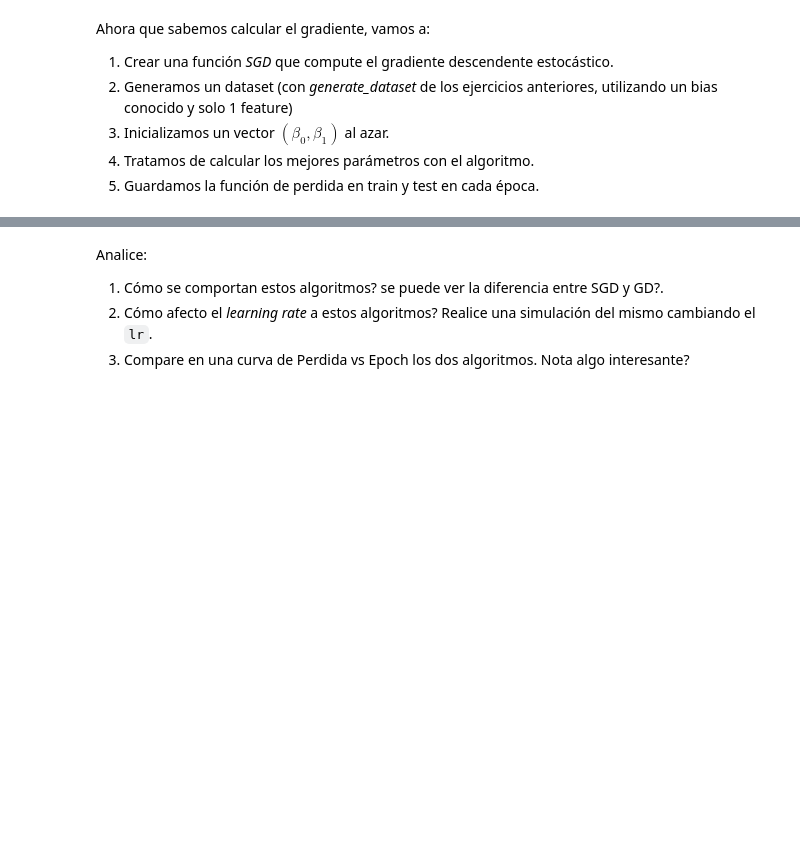
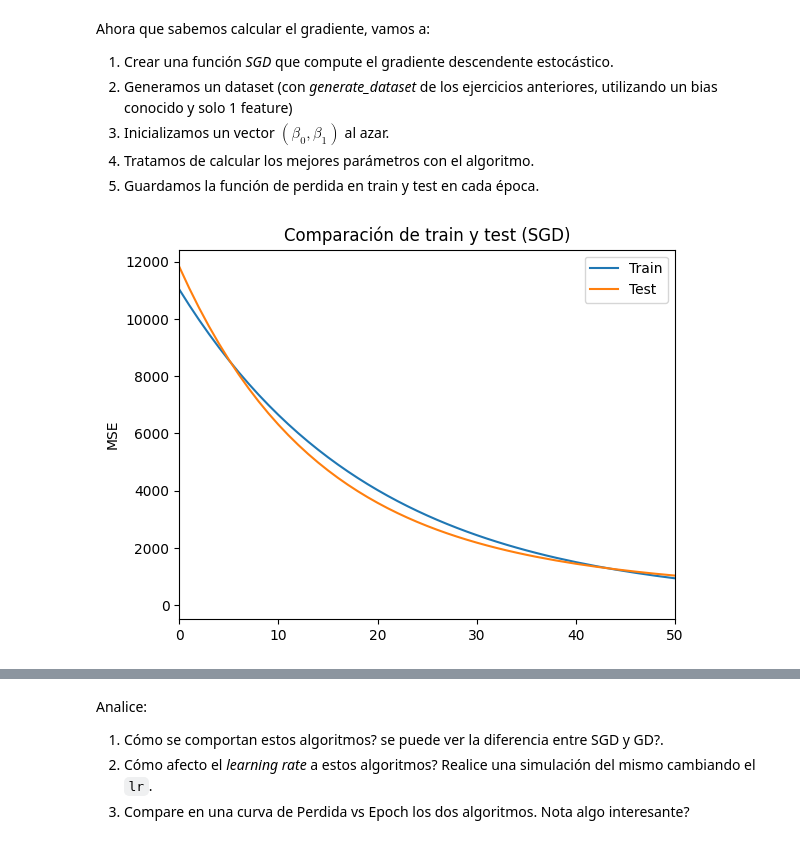
Before and after one commit to nseverini/intro_ia, a Jupyter notebook: tp_integrador_enunciado/tpi_parte2.ipynb, the cells around one changed output, grey strips where cells are left out. Saved outputs shown, nothing was run; the diff lists cells and outputs as text; code cells hidden in the pictures; blank space fills up the shorter version.

```diff
--- a/tp_integrador_enunciado/tpi_parte2.ipynb
+++ b/tp_integrador_enunciado/tpi_parte2.ipynb
@@ -593,0 +674,23 @@ Ahora que sabemos calcular el gradiente, vamos a:
+# %%
+data = generate_dataset(n_samples=100, n_features=1, n_informative=1, n_targets=1, bias=0.1, random_state=17)
+X = data['x0']
+X = [[1,i] for i in data['x0']]
+X = np.array(X)
+y = np.array(data['target'])
+theta = np.zeros(2)
+muestras, features = X.shape
+
+X_train, X_test, y_train, y_test = train_test_split(X, y, test_size=0.1, random_state=17)
+
+SGD_train = SGD(X_train,y_train,epochs=100)
+SGD_test = SGD(X_test,y_test,epochs=100)
+
+plt.plot(SGD_train['MSE'][:150], label='Train')
+plt.plot(SGD_test['MSE'][:150], label='Test')
+plt.ylabel('MSE')
+plt.xlim(left=0, right=50)
+plt.legend()
+plt.title("Comparación de train y test (SGD)")
+plt.show()
+# %% [output]
+[figure, added]
```
Also changed, not shown: parts of 16 cells of this notebook.
